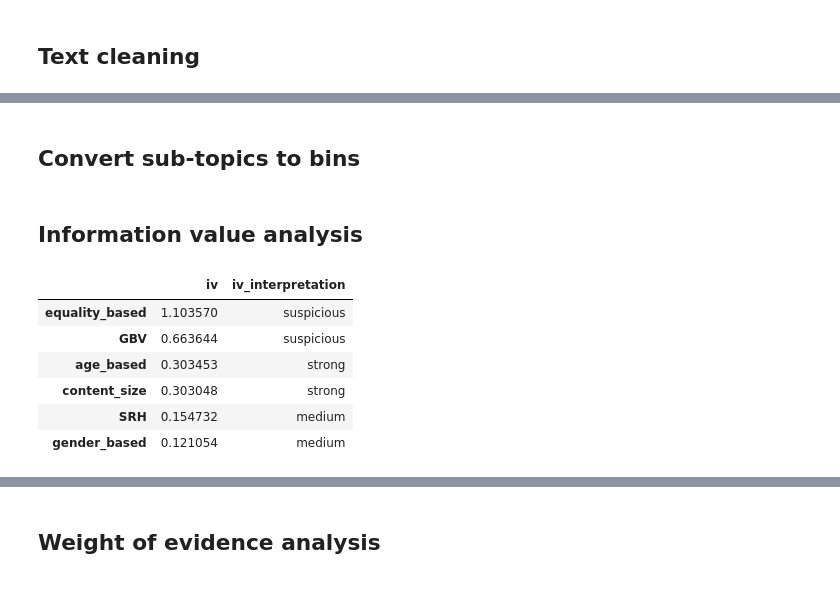
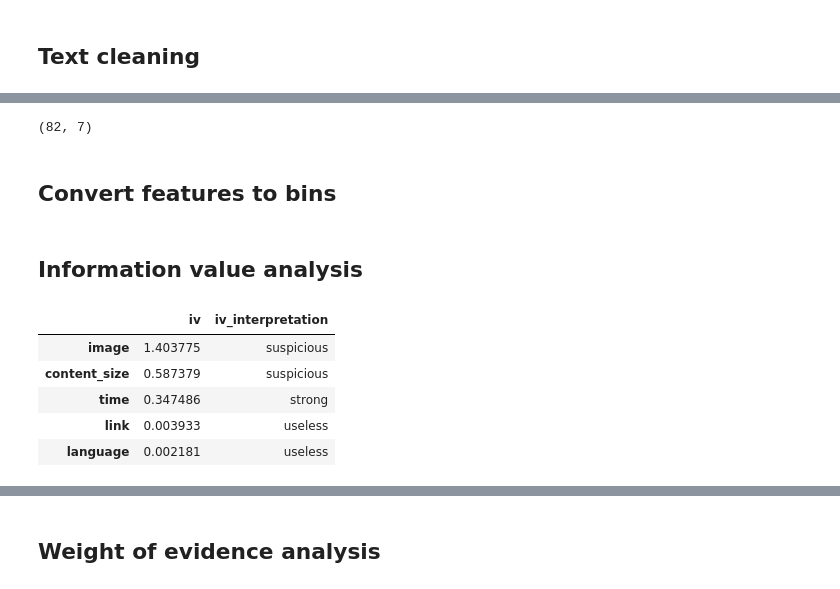
Before and after one commit to yonycherkos/SRH-GBV, a Jupyter notebook: code/SRH_GBV_analysis.ipynb, the cells around one changed output, grey strips where cells are left out. Drawn from its saved outputs; the diff is of its cells as text; code cells hidden in the pictures.

```diff
--- a/code/SRH_GBV_analysis.ipynb
+++ b/code/SRH_GBV_analysis.ipynb
@@ -318,2 +399,5 @@ df.head()
 # %%
 df.to_csv('../data/cleaned_fb_posts.csv')
+# %%
+df = pd.read_csv('../data/cleaned_fb_posts.csv', index_col=0)
+df.head()
@@ -322,28 +415,44 @@ df.to_csv('../data/cleaned_fb_posts.csv')
+# %%
+# extract SRH dataframe
+def extract_sub_topics(txt, sub_topics):
+    for sub_topic in sub_topics:
+        if sub_topic.lower() in txt.lower():
+            return True
+    return False
+
+SRH_sub_topics = ["Sexual health", "Reproductive health", "sex", "family planning", "condom", "HIV/AIDS",
+                  "STIs", "HCT", "Abortion", "Cervical cancer", "Menstrual cycle",
+                  "fertility", "pubertal changes", "Post Pill", "contraception",
+                  "ወሲባዊ ጤና", "ተዋልዶ ጤና", "ወሲብ", "የቤተሰብ ምጣኔ", "ኮንዶም", "ኤች.አይ.ቪ / ኤድስ",
+                  "የአባለዘር በሽታዎች", "ኤች.ቲ.ቲ.", "ፅንስ ማስወረድ", "የማኅጸን ጫፍ ካንሰር", "የወር አበባ",
+                  "የመራባት ችሎታ", "የጉርምስና ለውጦች", "ፖስት ክኒን", "የእርግዝና መከላከያ"]
+
+SRH_df = df[df["text"].apply(lambda txt: extract_sub_topics(txt, SRH_sub_topics))]
+SRH_df.shape
+# %% [output]
+(82, 7)
 # %% [markdown]
-## Convert sub-topics to bins
+## Convert features to bins
 # %%
-feats_dict = {}
+SRH_feats_dict = {}
+for col in [c for c in SRH_df.columns if (c != "label" and c != "text")]:
+    SRH_feats_dict[col] = CategoricalFeature(SRH_df, col)
 
-for col in [c for c in df.columns if (c != 'label' and c != 'text')]:
-    feats_dict[col] = CategoricalFeature(df, col)
-
-feats = list(feats_dict.values())
+SRH_feats = list(SRH_feats_dict.values())
 # %% [markdown]
 ## Information value analysis
 # %%
-iv = IV()
-s = StatsSignificance()
-
-ar = AttributeRelevance()
+SRH_iv = IV()
+SRH_ss = StatsSignificance()
+SRH_ar = AttributeRelevance()
 # %%
-iv_df = ar.analyze(feats, iv, interpretation=True)
-iv_df.to_csv('../data/iv_data.csv')
-iv_df
+SRH_iv_df = SRH_ar.analyze(SRH_feats, SRH_iv, interpretation=True)
+SRH_iv_df.to_csv('../data/SRH_iv_data.csv')
+SRH_iv_df
 # %% [output]
 |  | iv | iv_interpretation |
-| equality_based | 1.103570 | suspicious |
-| GBV | 0.663644 | suspicious |
-| age_based | 0.303453 | strong |
-| content_size | 0.303048 | strong |
-| SRH | 0.154732 | medium |
-| gender_based | 0.121054 | medium |
+| image | 1.403775 | suspicious |
+| content_size | 0.587379 | suspicious |
+| time | 0.347486 | strong |
+| link | 0.003933 | useless |
+| language | 0.002181 | useless |
```
Also changed, not shown: parts of 86 cells of this notebook, 19 other files.
